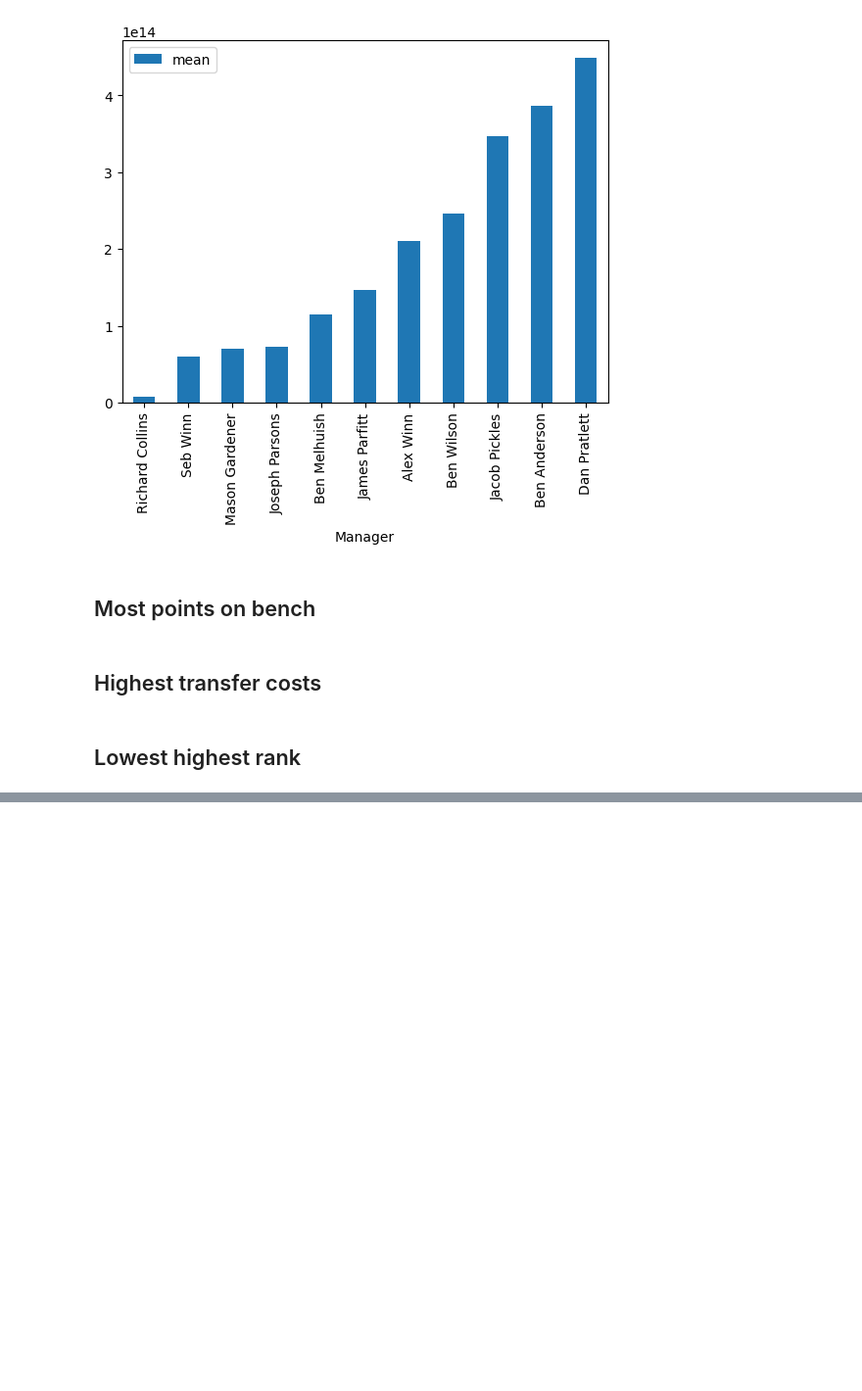
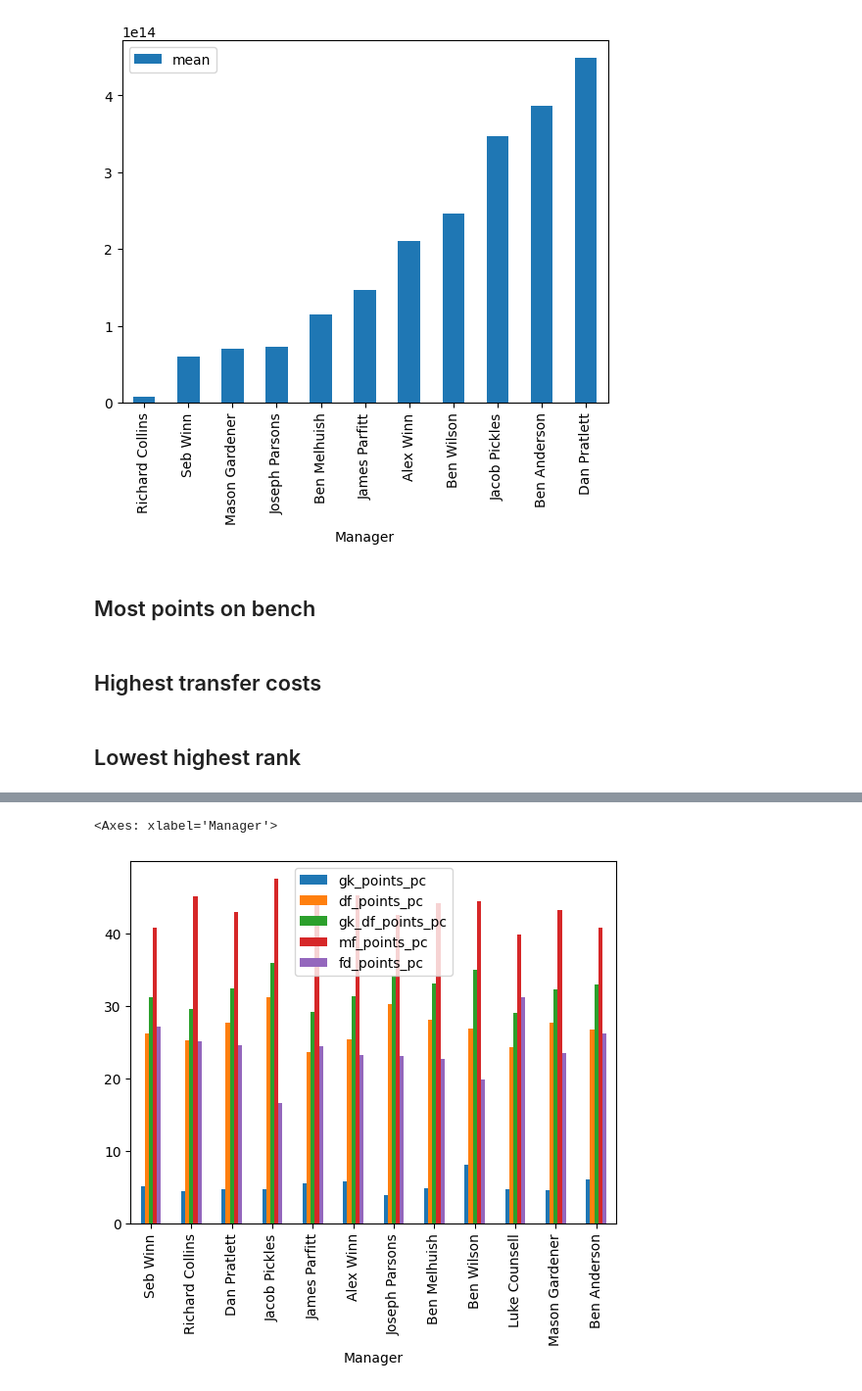
Before and after one commit to RACollins/fpl-forecast-optimise, a Jupyter notebook: notebooks/3.0-awards-calc.ipynb, the cells around one changed output, grey strips where cells are left out. Shown: that part at 98% size. Cells and saved outputs as stored; diff of their text form; code cells hidden in the pictures; blank space fills up the shorter version.

```diff
--- a/notebooks/3.0-awards-calc.ipynb
+++ b/notebooks/3.0-awards-calc.ipynb
@@ -277,0 +454,15 @@ time_before_deadline_df.plot.bar(y="mean")
+# %%
+ppp_df.loc[
+    :,
+    [
+        "Manager",
+        "gk_points_pc",
+        "df_points_pc",
+        "gk_df_points_pc",
+        "mf_points_pc",
+        "fd_points_pc",
+    ],
+].plot.bar("Manager")
+# %% [output]
+<Axes: xlabel='Manager'>
+[figure, added]
```
Also changed, not shown: parts of 15 cells of this notebook, 1 other file.
